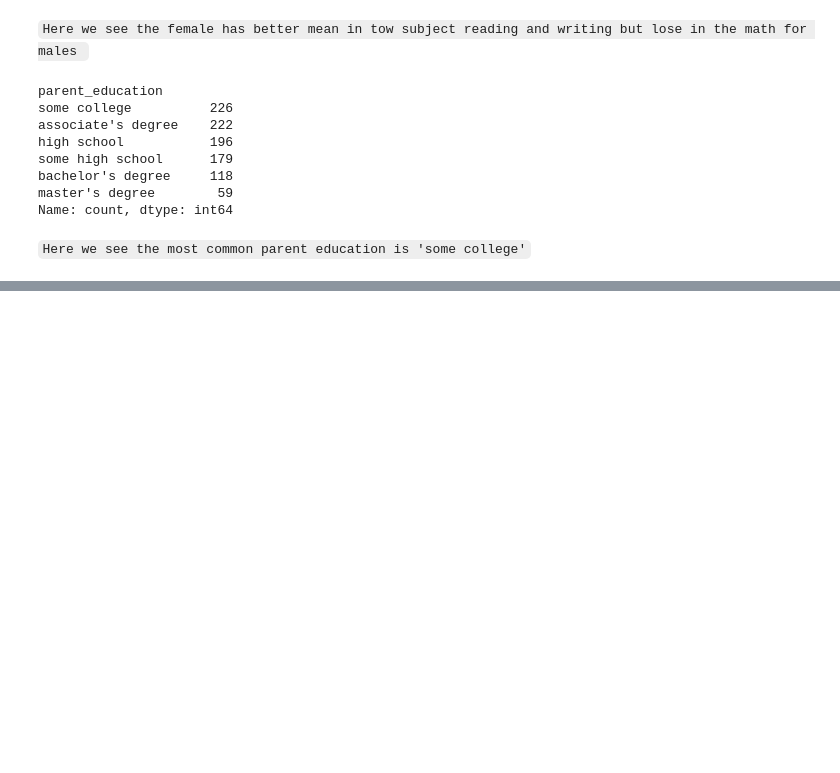
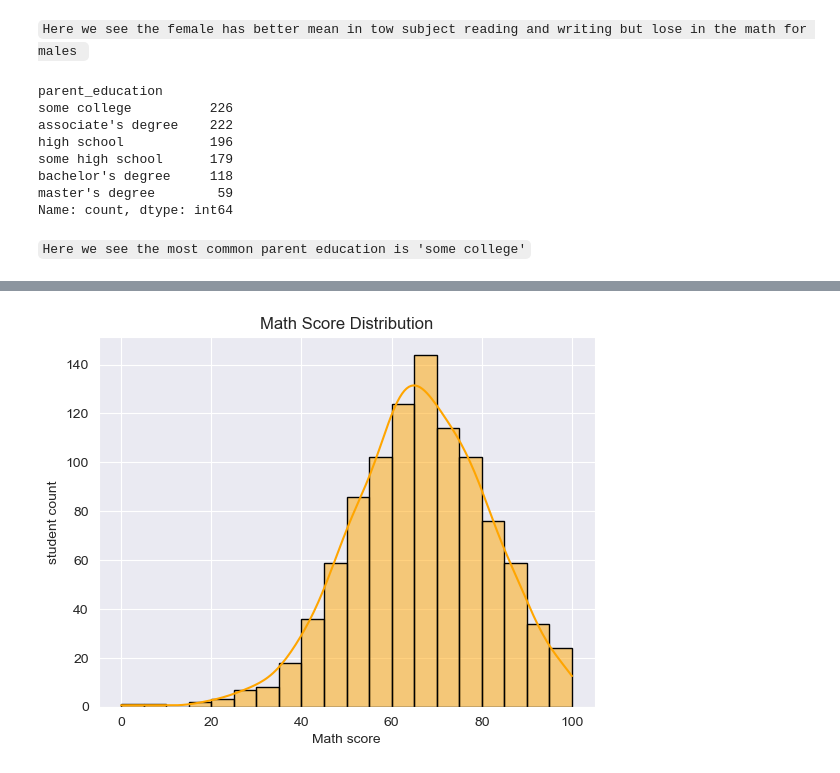
Before and after one commit to rami-othman/Students-Performance-Analysis, a Jupyter notebook: Students Performance Analysis.ipynb, the cells around one changed output, grey strips where cells are left out. Drawn from its saved outputs; the diff is of its cells as text; code cells hidden in the pictures; blank space fills up the shorter version.

```diff
--- a/Students Performance Analysis.ipynb
+++ b/Students Performance Analysis.ipynb
@@ -228,0 +246,10 @@ Name: count, dtype: int64
+# %%
+sns.histplot(clean_df['math_score'], bins=20, kde=True, color='orange',edgecolor='black')
+sns.set_style("darkgrid")  # or: "darkgrid", "white", "ticks"
+
+plt.title("Math Score Distribution")
+plt.xlabel("Math score")
+plt.ylabel("student count")
+plt.show()
+# %% [output]
+[figure, added]
```
Also changed, not shown: parts of 18 cells of this notebook.
